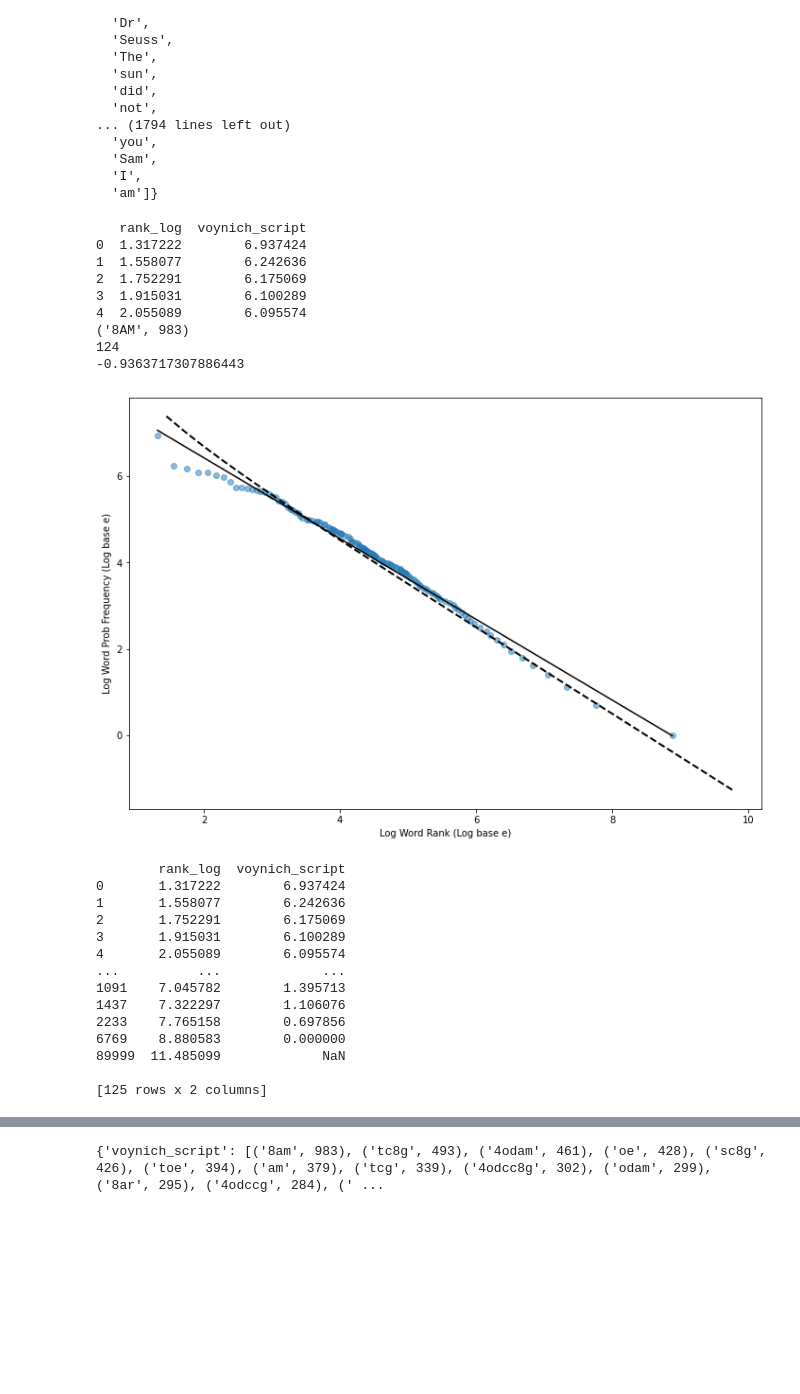
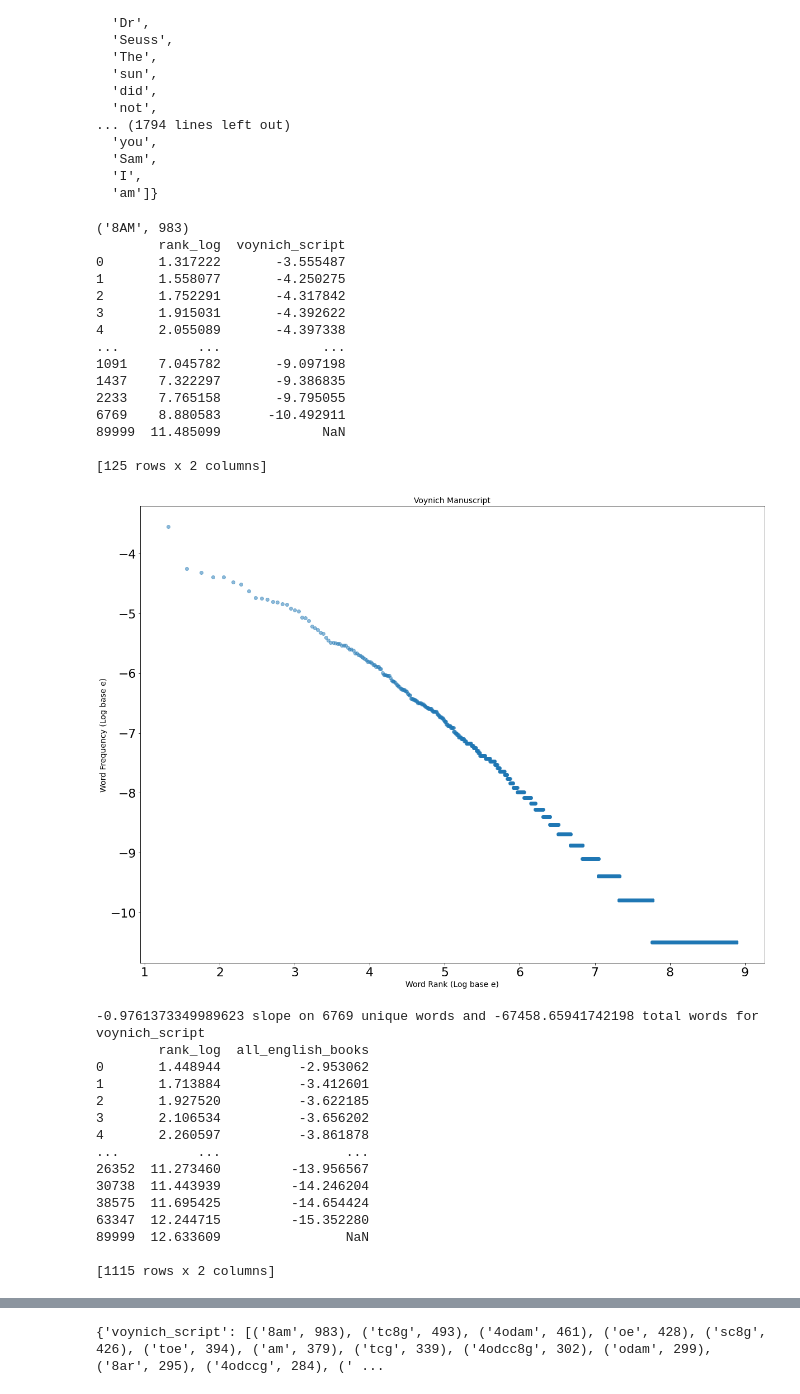
Before and after one commit to ccmerry/voynich_manuscript_text_analysis, a Jupyter notebook: book_analysis.ipynb, the cells around one changed output, grey strips where cells are left out. Drawn from its saved outputs; the diff is of its cells as text; code cells hidden in the pictures; blank space fills up the shorter version.

Commit message:
zipf compare plots

```diff
--- a/book_analysis.ipynb
+++ b/book_analysis.ipynb
@@ -177,8 +178,9 @@ def full_common_df(book_dictionary):
                     ind.append(item[0])
                     fre.append(item[1])
                     exp_rank_num = item[1] / book_total_words
+                    #exp_rank_num = item[1] * z_law_math()
                     #fretwo.append(math.log(exp_rank_num))
-                    exp_rank_num = item[1]
+                    #exp_rank_num = item[1]
                     fretwo.append(math.log(exp_rank_num,2.7))
                     if (item[1]*run) > max_fre:
                         max_fre = item[1]*run
@@ -1095,48 +1241,74 @@ seuss_dictionary = tokenize_dictionary(seuss_book_d)
 # %%
 #manuscript_book_d = full_book_dictionary('manuscript_text')
 manuscript_book_d = voynich_cleaner()
 manuscript_df = full_common_df(manuscript_book_d)
 #pfit_slope(manuscript_df)
-print(manuscript_df.head())
+#print(manuscript_df.head())
 m_full_text = tokenize_dictionary(manuscript_book_d)
 m_expected_df = zipf_df(m_full_text, manuscript_df)
-plot_exp_df(manuscript_df, m_expected_df)
+#plot_exp_df(manuscript_df, m_expected_df)
 new_slope(manuscript_df, m_expected_df, "yes","Voynich Manuscript")
 
 
 manuscript_words = dictionary_to_token(manuscript_book_d)
 manuscript_r_dict = ranked_dictionary(manuscript_words)
 #list(justwords.keys())[0]
 array_check = random_corpus(manuscript_words, manuscript_book_d, 50)
 #print(array_check)
 #print(array_check['A Christmas Carol in Prose; Being a Ghost Story of Christmas by Charles Dickens'])
 #print(justwords['A Christmas Carol in Prose; Being a Ghost Story of Christmas by Charles Dickens'])
 #r_dict = ranked_dictionary(justwords)
 #list(justwords.keys())[0]
 #array_check = random_corpus(justwords, combine_test, 25)
-plot_rand(manuscript_df, array_check['voynich_script'],"Voynich Manuscript")
+#plot_rand(manuscript_df, array_check['voynich_script'],"Voynich Manuscript")
+
+e_book_d = create_book_dictionary('english_books')
+#e_book_df = new_common_df(e_book_d)
+#new_slope(e_book_df, e_book_d)
+#full_text = tokenize_dictionary(e_book_d)
+combine_test = combine_books_dictionary(e_book_d, "all_english_books")
+e_book_df = new_common_df(combine_test,90000)
+new_slope(e_book_df, combine_test,"yes", "English Books")
+
+
+f_book_d = create_book_dictionary('french_books')
+f_book_df = new_common_df(f_book_d)
+
+f_full_text = tokenize_dictionary(f_book_d)
+f_combine_test = combine_books_dictionary(f_book_d, "all_french_books")
+f_book_df = new_common_df(f_combine_test,90000)
+
+
+c_new_slope(manuscript_df, e_book_df, f_book_df, "yes", "English/French/Voynich")
 # %% [output]
-   rank_log  voynich_script
-0  1.317222        6.937424
-1  1.558077        6.242636
-2  1.752291        6.175069
-3  1.915031        6.100289
-4  2.055089        6.095574
 ('8AM', 983)
-124
--0.9363717307886443
+        rank_log  voynich_script
+0       1.317222       -3.555487
+1       1.558077       -4.250275
+2       1.752291       -4.317842
+3       1.915031       -4.392622
+4       2.055089       -4.397338
+...          ...             ...
+1091    7.045782       -9.097198
+1437    7.322297       -9.386835
+2233    7.765158       -9.795055
+6769    8.880583      -10.492911
+89999  11.485099             NaN
+
+[125 rows x 2 columns]
-[figure, old version]
+[figure, new version]
-        rank_log  voynich_script
-0       1.317222        6.937424
-1       1.558077        6.242636
-2       1.752291        6.175069
-3       1.915031        6.100289
-4       2.055089        6.095574
-...          ...             ...
-1091    7.045782        1.395713
-1437    7.322297        1.106076
-2233    7.765158        0.697856
-6769    8.880583        0.000000
-89999  11.485099             NaN
+-0.9761373349989623 slope on 6769 unique words and -67458.65941742198 total words for voynich_script
+        rank_log  all_english_books
+0       1.448944          -2.953062
+1       1.713884          -3.412601
+2       1.927520          -3.622185
+3       2.106534          -3.656202
+4       2.260597          -3.861878
+...          ...                ...
+26352  11.273460         -13.956567
+30738  11.443939         -14.246204
+38575  11.695425         -14.654424
+63347  12.244715         -15.352280
+89999  12.633609                NaN
 
-[125 rows x 2 columns]
+[1115 rows x 2 columns]
```
Also changed, not shown: parts of 15 cells of this notebook.
